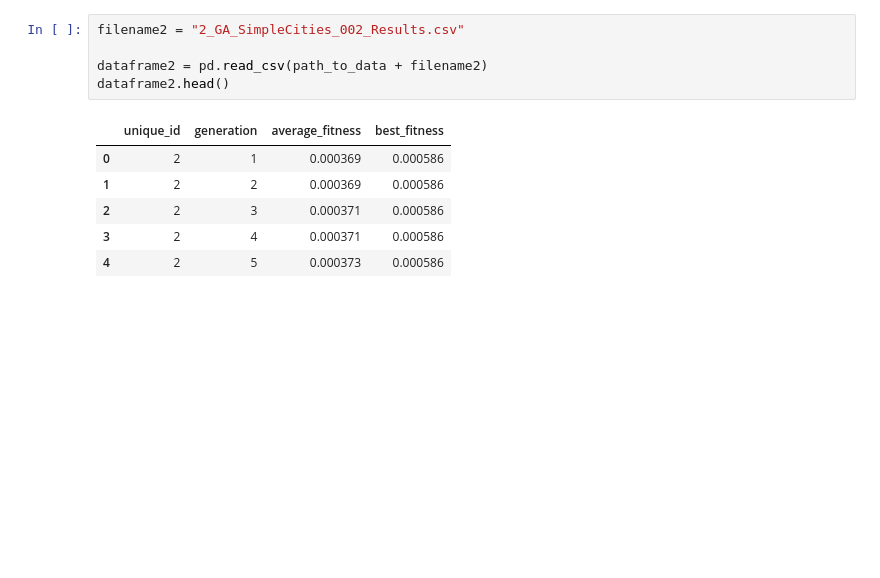
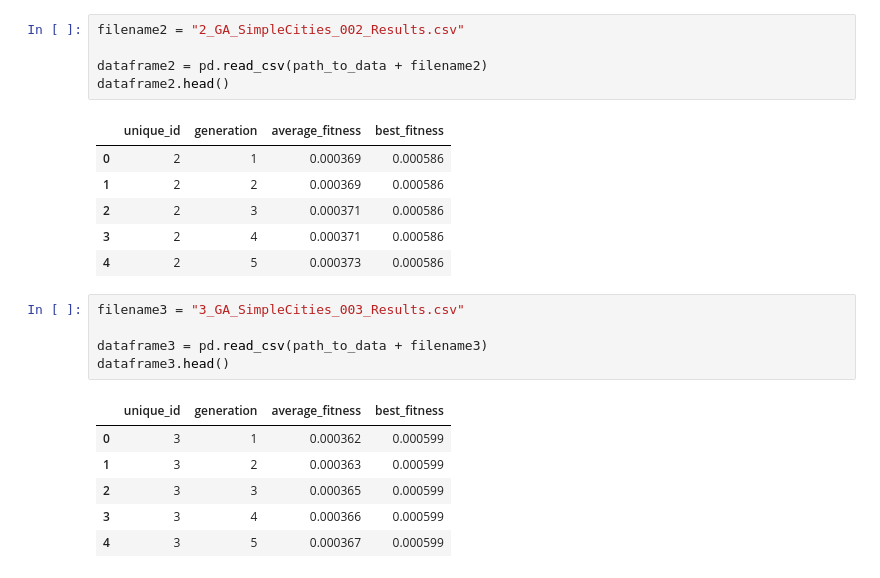
Before and after one commit to m-mathilde34/Traveling-Salesman-Analysis, a Jupyter notebook: notebooks/results_analysis.ipynb, the cells around one changed output. Cells and saved outputs as stored; diff of their text form; blank space fills up the shorter version.

```diff
--- a/notebooks/results_analysis.ipynb
+++ b/notebooks/results_analysis.ipynb
@@ -29,6 +29,18 @@ dataframe2.head()
 | 2 | 2 | 3 | 0.000371 | 0.000586 |
 | 3 | 2 | 4 | 0.000371 | 0.000586 |
 | 4 | 2 | 5 | 0.000373 | 0.000586 |
+# %%
+filename3 = "3_GA_SimpleCities_003_Results.csv"
+
+dataframe3 = pd.read_csv(path_to_data + filename3)
+dataframe3.head()
+# %% [output]
+|  | unique_id | generation | average_fitness | best_fitness |
+| 0 | 3 | 1 | 0.000362 | 0.000599 |
+| 1 | 3 | 2 | 0.000363 | 0.000599 |
+| 2 | 3 | 3 | 0.000365 | 0.000599 |
+| 3 | 3 | 4 | 0.000366 | 0.000599 |
+| 4 | 3 | 5 | 0.000367 | 0.000599 |
 # %%
 fig, axs = plt.subplots(1, 2, figsize=(12, 4))
 
```
Also changed, not shown: parts of 1 cell of this notebook, 4 other files.
